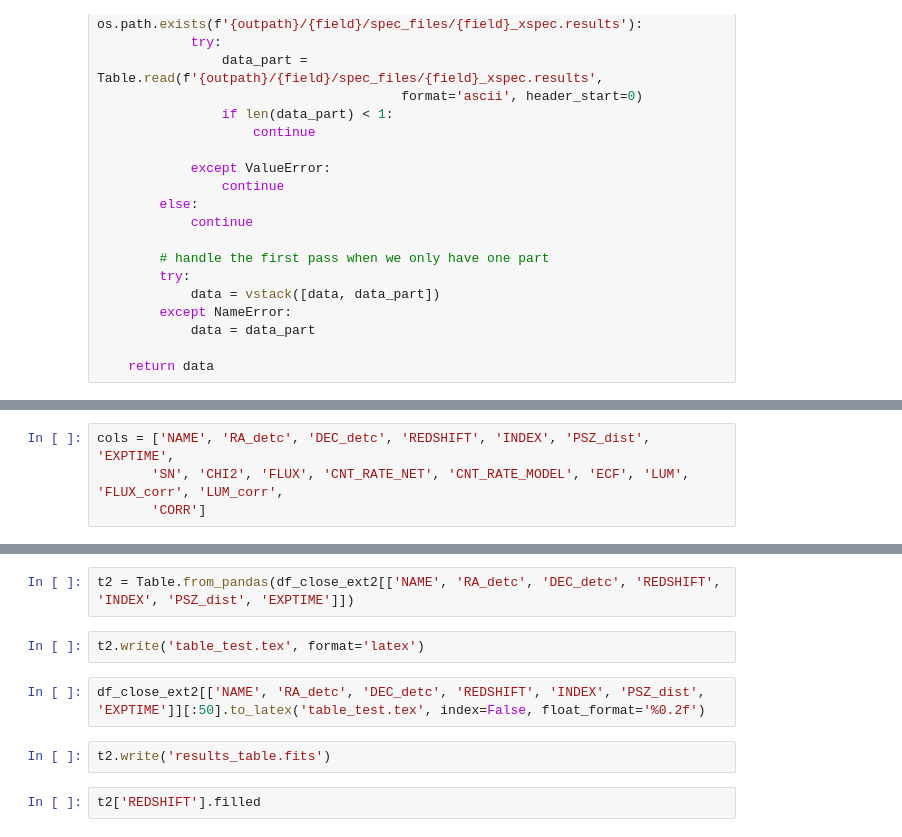
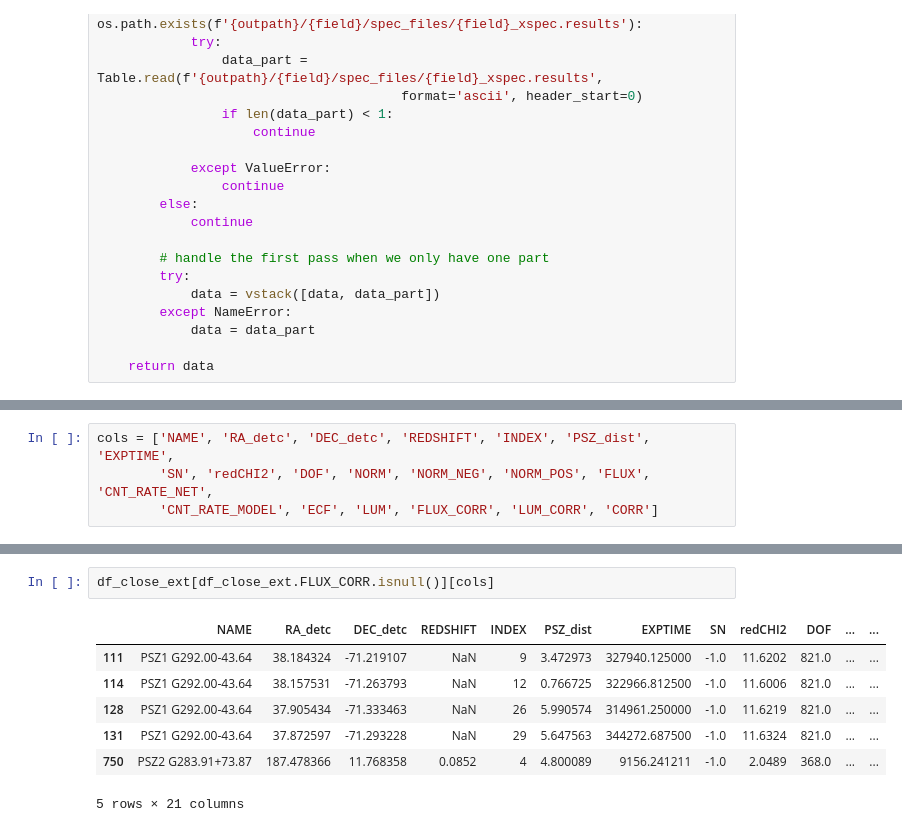
Before and after one commit to boada/swiftXRT, a Jupyter notebook: paper/04. Results Table.ipynb, the cells around one changed output, grey strips where cells are left out. Saved outputs shown, nothing was run; the diff lists cells and outputs as text.

```diff
--- a/paper/04. Results Table.ipynb
+++ b/paper/04. Results Table.ipynb
@@ -276,5 +166,5 @@ Index(['NAME', 'INDEX_PSZ2', 'RA_data', 'DEC_data', 'REDSHIFT', 'XRT_exp',
       dtype='object')
 # %%
 cols = ['NAME', 'RA_detc', 'DEC_detc', 'REDSHIFT', 'INDEX', 'PSZ_dist', 'EXPTIME',
-       'SN', 'CHI2', 'FLUX', 'CNT_RATE_NET', 'CNT_RATE_MODEL', 'ECF', 'LUM', 'FLUX_corr', 'LUM_corr',
-       'CORR']
+        'SN', 'redCHI2', 'DOF', 'NORM', 'NORM_NEG', 'NORM_POS', 'FLUX', 'CNT_RATE_NET',
+        'CNT_RATE_MODEL', 'ECF', 'LUM', 'FLUX_CORR', 'LUM_CORR', 'CORR']
@@ -314,10 +171,10 @@ df_close_ext2[['NAME', 'RA_detc', 'DEC_detc', 'REDSHIFT', 'INDEX', 'PSZ_dist', '
-# %%
-t2 = Table.from_pandas(df_close_ext2[['NAME', 'RA_detc', 'DEC_detc', 'REDSHIFT', 'INDEX', 'PSZ_dist', 'EXPTIME']])
-# %%
-t2.write('table_test.tex', format='latex')
-# %%
-df_close_ext2[['NAME', 'RA_detc', 'DEC_detc', 'REDSHIFT', 'INDEX', 'PSZ_dist', 'EXPTIME']][:50].to_latex('table_test.tex', index=False, float_format='%0.2f')
-# %%
-t2.write('results_table.fits')
-# %%
-t2['REDSHIFT'].filled
+# %%
+df_close_ext[df_close_ext.FLUX_CORR.isnull()][cols]
+# %% [output]
+|  | NAME | RA_detc | DEC_detc | REDSHIFT | INDEX | PSZ_dist | EXPTIME | SN | redCHI2 | DOF | ... | ... |
+| 111 | PSZ1 G292.00-43.64 | 38.184324 | -71.219107 | NaN | 9 | 3.472973 | 327940.125000 | -1.0 | 11.6202 | 821.0 | ... | ... |
+| 114 | PSZ1 G292.00-43.64 | 38.157531 | -71.263793 | NaN | 12 | 0.766725 | 322966.812500 | -1.0 | 11.6006 | 821.0 | ... | ... |
+| 128 | PSZ1 G292.00-43.64 | 37.905434 | -71.333463 | NaN | 26 | 5.990574 | 314961.250000 | -1.0 | 11.6219 | 821.0 | ... | ... |
+| 131 | PSZ1 G292.00-43.64 | 37.872597 | -71.293228 | NaN | 29 | 5.647563 | 344272.687500 | -1.0 | 11.6324 | 821.0 | ... | ... |
+| 750 | PSZ2 G283.91+73.87 | 187.478366 | 11.768358 | 0.0852 | 4 | 4.800089 | 9156.241211 | -1.0 | 2.0489 | 368.0 | ... | ... |
+5 rows × 21 columns
```
Also changed, not shown: parts of 35 cells of this notebook.
